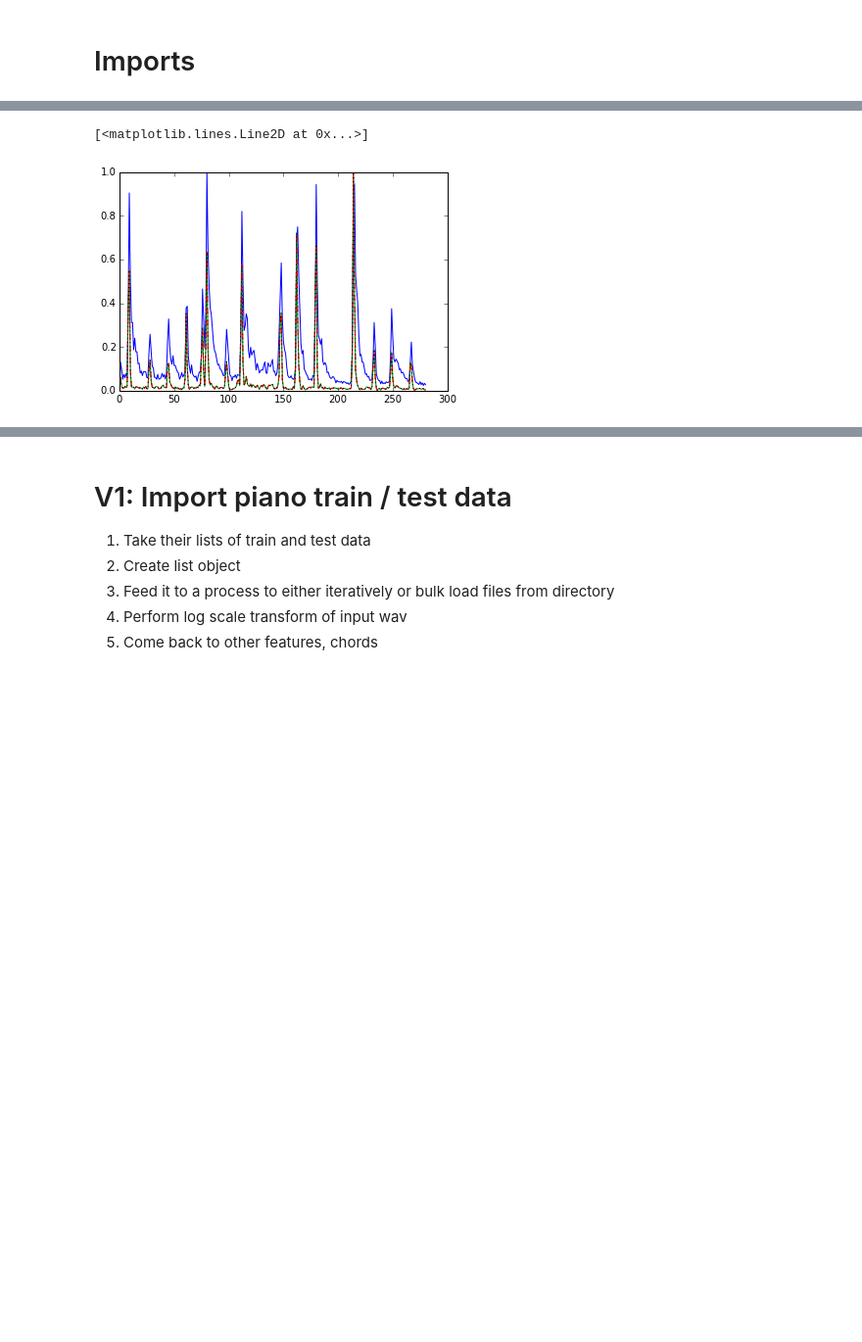
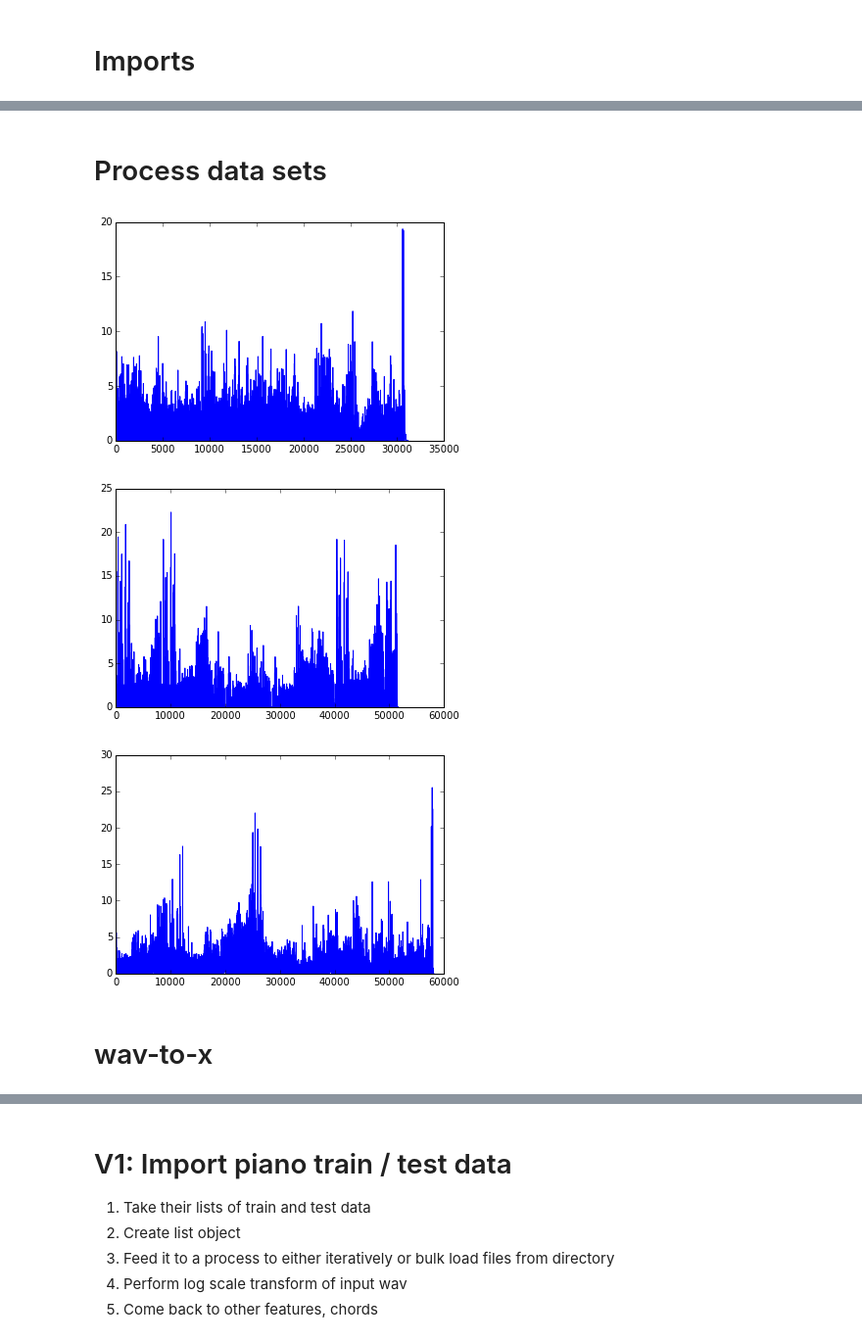
Before and after one commit to MickyDowns/deep-keras-music-net, a Jupyter notebook: music_study_aid.ipynb, the cells around one changed output, grey strips where cells are left out. Shown: that part at 98% size. Drawn from its saved outputs; the diff is of its cells as text; code cells hidden in the pictures; blank space fills up the shorter version.

```diff
--- a/music_study_aid.ipynb
+++ b/music_study_aid.ipynb
@@ -534,38 +2,0 @@ plt.plot(superflux)
-# %%
-# To achieve the same with madmom, some classes have some of the needed functionality already built in for
-# convienience e.g. the LogarithmicFilteredSpectrogram does all the filtering and scaling combined in a single
-# class (accepting a STFT, FramedSignal, Signal object or a file name as input). Appropriate arguments can be
-# given and the ones not understood by the class are passed if there's the need to instantiate an object up the
-# hierarchy.
-
-log_filt_spec = mad.audio.spectrogram.LogarithmicFilteredSpectrogram('data/sample.wav', num_bands=24)
-
-# The SpectrogramDifference class calculates the first order difference of a spectrogram. It accepts a couple
-# of parameters, such as diff_frames to set the number of frames how far apart the difference should be calculated,
-# and adds functionality to perform maximum filtering (via diff_max_bins) or returning only positive differences
-# (via positive_diffs). For convienience, the resulting difference spectrogram has the same shape as the given one
-# (np.diff() does not), with all frames < diff_frames set to zero.
-
-# this is the same as before:
-superflux_diff = mad.audio.spectrogram.SpectrogramDifference(log_filt_spec, positive_diffs=True, diff_max_bins=3)
-
-superflux_2 = np.sum(superflux_diff, axis=1)
-
-# Of course, the same functionality can be found as madmom.features.onsets.superflux(). The function implements
-# the maximum filtering, but the user has to pass an spectrogram obtained with appropriate parameters to make
-# the function work as desired.
-
-superflux_3 = mad.features.onsets.superflux(log_filt_spec)
-
-# we scale them to have the same range
-plt.figure()
-plt.plot(sf / sf.max(), 'b')  # blue
-plt.plot(superflux / superflux.max(), 'g')  # green
-plt.plot(superflux_2 / superflux_2.max(), 'r--')  # dashed red
-plt.plot(superflux_3 / superflux_3.max(), 'k:')  # dotted black
-
-# The SuperFlux function has sharper peaks and a lower overall noise floor as compared to the normal spectral
-# flux, which makes it easier to detect the peaks.
-# %% [output]
-[<matplotlib.lines.Line2D at 0x...>]
-[figure, removed]
@@ -571,0 +16,42 @@ plt.plot(superflux_3 / superflux_3.max(), 'k:')  # dotted black
+# %% [markdown]
+# Process data sets
+# %%
+# folds used in article N
+
+#url = 'http://www.eecs.qmul.ac.uk/~sss31/TASLP/'
+
+dat_dir = 'data/maps/'
+train_fn = ['debug.txt', 'train1.txt', 'train2.txt', 'train3.txt', 'train4.txt']
+test_fn = ['test1.txt', 'test2.txt', 'test3.txt', 'test4.txt']
+
+for i in range(1): # range(len(train_fn)
+
+    # create train data structure. don't think you want continuous string b/c y times have to match
+    train_x = []; train_y = []; test_x = []; test_y = []
+
+    for line in open(dat_dir + train_fn[i], 'U'):  # opened in text-mode; all EOLs are converted to '\n'
+        line = line.rstrip('\n')
+
+        # append Essentia or Madmom objects w/ x parms, .wav duration
+        train_x.append(wave_to_x(dat_dir, line))
+
+        #train_y.append(txt_to_y(dat_dir, train_fld[j], train_x[j].wav_dur)
+
+        # save essentia object under trainfile name
+
+    #for line in open(dat_dir + test_fn[i], 'U'):  # opened in text-mode; all EOLs are converted to '\n'
+    #    line = line.rstrip('\n')
+
+    #    test_x.append(wave_to_x(dat_dir, line))
+
+        #test_y.append(txt_to_y(dat_dir, test_fld[j], test_x[j].wav_dur)
+
+        # save essentia object under trainfile name
+
+    # now you've got these objects. you need to chunk through them feeding variables to nets then integrating nets
+# %% [output]
+[figure, added]
+[figure, added]
+[figure, added]
+# %% [markdown]
+# wav-to-x
```
Also changed, not shown: parts of 56 cells of this notebook.
